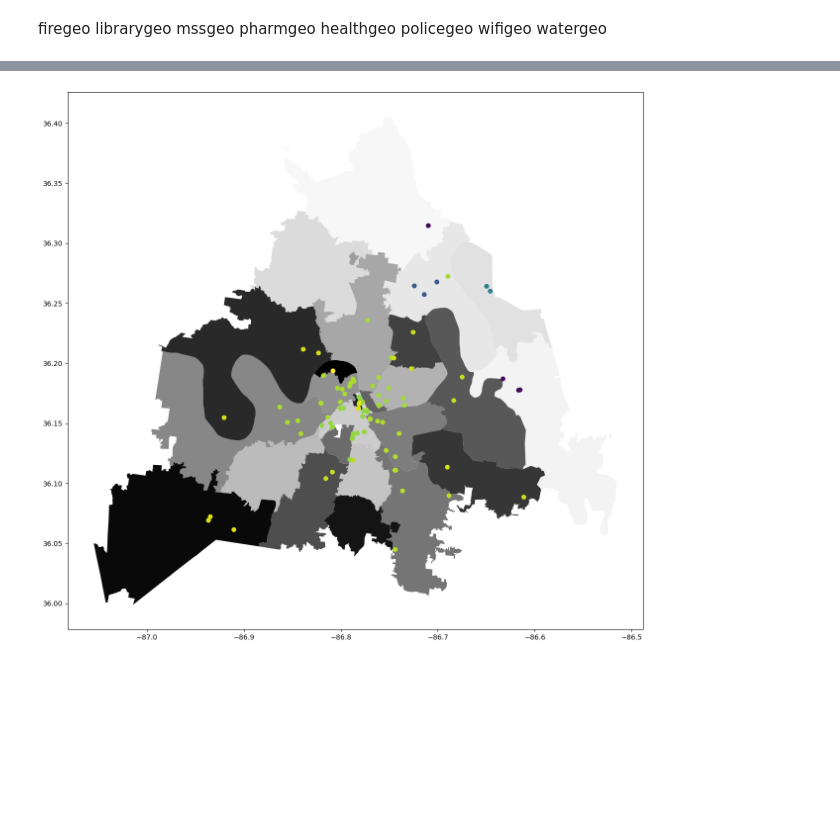
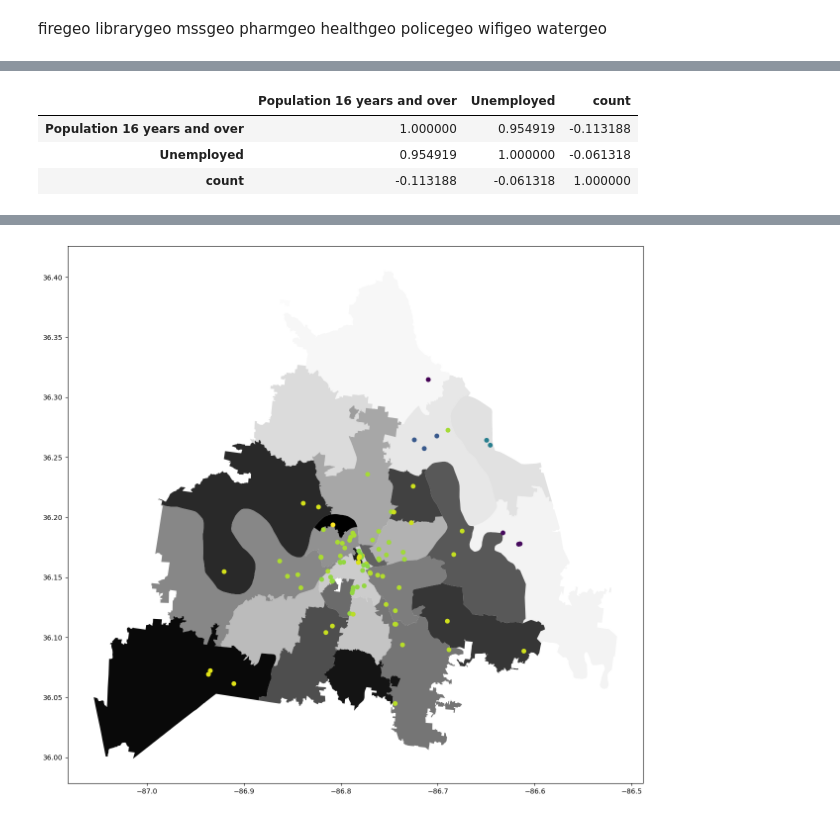
Before and after one commit to Luna-Agora/caps, a Jupyter notebook: notebooks/davidson_geo_folium.ipynb, the cells around one changed output, grey strips where cells are left out. Drawn from its saved outputs; the diff is of its cells as text; code cells hidden in the pictures; blank space fills up the shorter version.

```diff
--- a/notebooks/davidson_geo_folium.ipynb
+++ b/notebooks/davidson_geo_folium.ipynb
@@ -514,3 +531,5 @@ heat = gpd.read_file('heatmaptable.geojson')
 wifi_by_zip = gpd.sjoin(wifigeo, project)
 # %%
 wifi_heat = gpd.sjoin(heat, wifigeo)
+# %%
+wifi_heat_count = wifi_heat.merge(wifi_count, left_on='zip', right_on='ZIP',how='inner')
@@ -517,3 +546,12 @@ wifi_heat = gpd.sjoin(heat, wifigeo)
+# %%
+ whc2 = wifi_heat_count[['Population 16 years and over','Unemployed', 'count']]
+# %%
+whc2.corr(numeric_only=True)
+# %% [output]
+|  | Population 16 years and over | Unemployed | count |
+| Population 16 years and over | 1.000000 | 0.954919 | -0.113188 |
+| Unemployed | 0.954919 | 1.000000 | -0.061318 |
+| count | -0.113188 | -0.061318 | 1.000000 |
 # %%
 heat.head(20)
 # %% [output]
```
Also changed, not shown: parts of 7 cells of this notebook, 4 other files.
